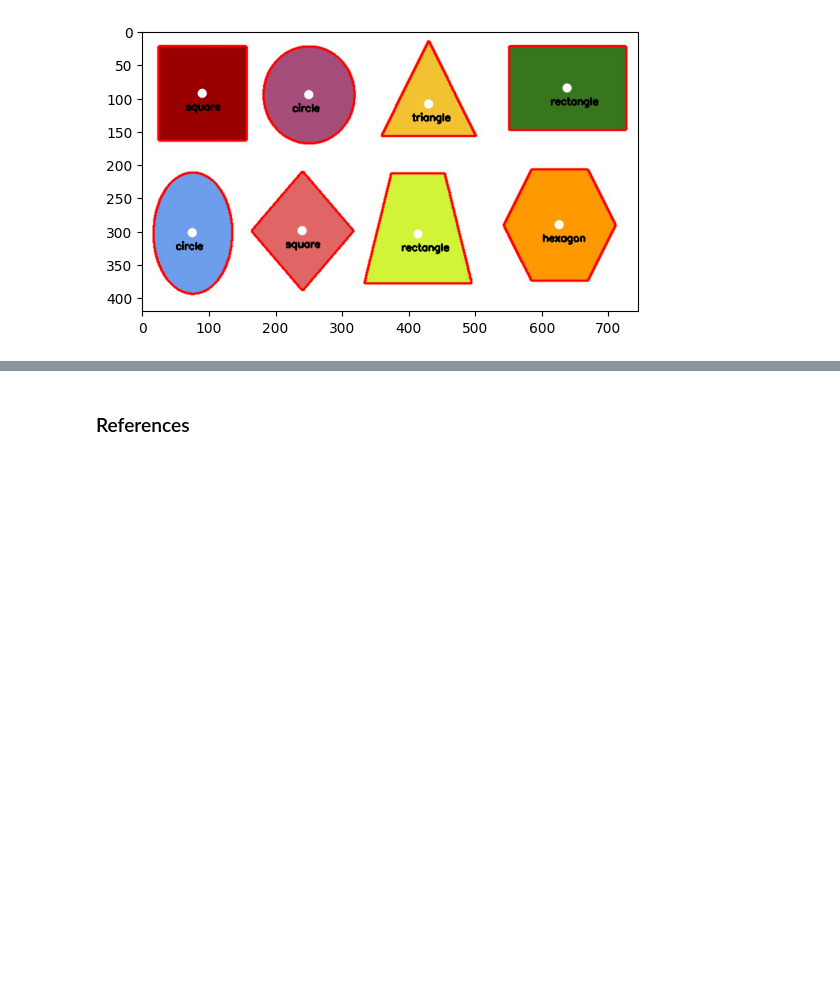
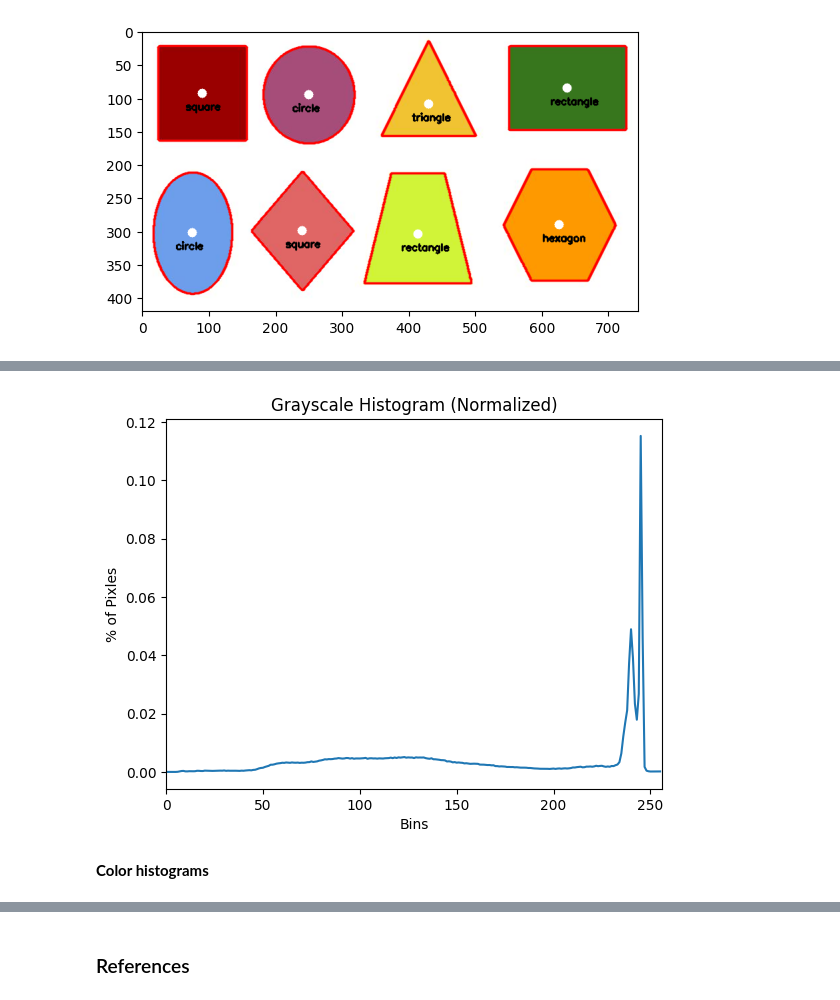
Before and after one commit to naufalihsan/opencv, a Jupyter notebook: 04_image_analysis_and_histogram.ipynb, the cells around one changed output, grey strips where cells are left out. Cells and saved outputs as stored; diff of their text form; code cells hidden in the pictures; blank space fills up the shorter version.

```diff
--- a/04_image_analysis_and_histogram.ipynb
+++ b/04_image_analysis_and_histogram.ipynb
@@ -315,0 +356,11 @@ plt.show()
+# %%
+plt.plot(img_hist_norm)
+plt.title("Grayscale Histogram (Normalized)")
+plt.xlabel("Bins")
+plt.xlim([0, 256])
+plt.ylabel("% of Pixles")
+plt.show()
+# %% [output]
+[figure, added]
+# %% [markdown]
+**Color histograms**
```
Also changed, not shown: parts of 48 cells of this notebook, 1 other file.
